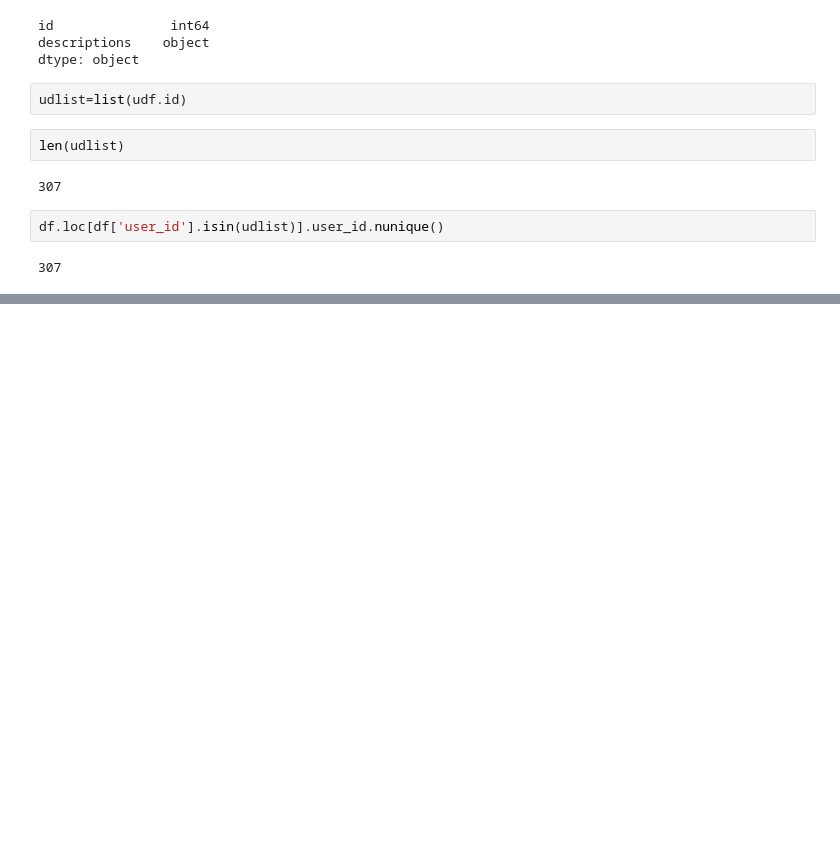
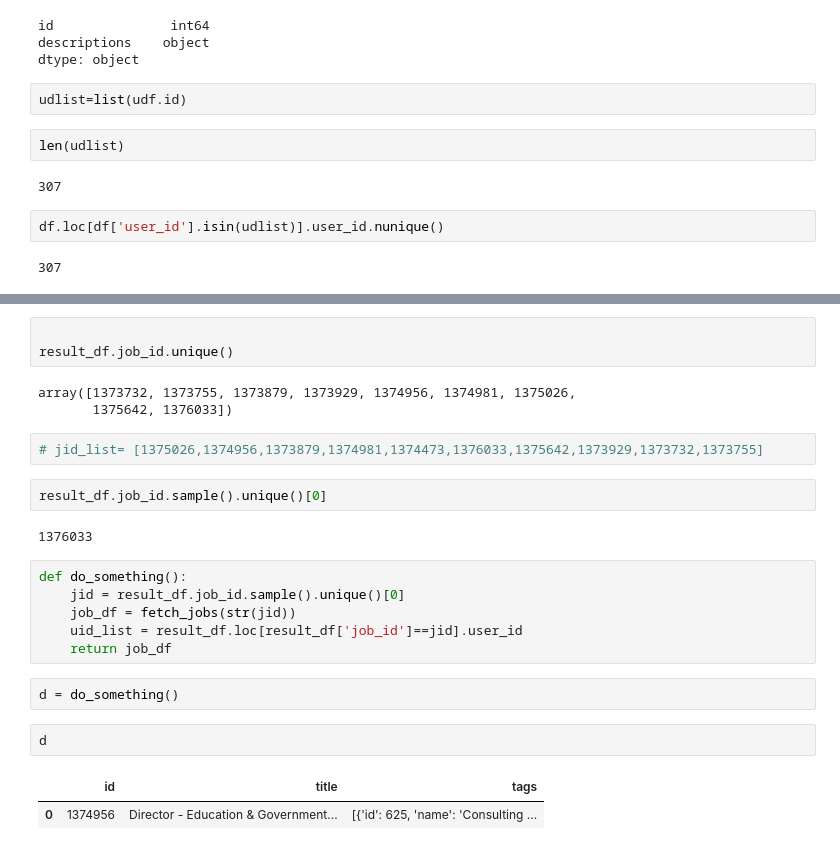
Before and after one commit to Highorbit/llama-recipes, a Jupyter notebook: examples/metric_analysis/work_detail_ranking.ipynb, the cells around one changed output, grey strips where cells are left out. Cells and saved outputs as stored; diff of their text form; blank space fills up the shorter version.

```diff
--- a/examples/metric_analysis/work_detail_ranking.ipynb
+++ b/examples/metric_analysis/work_detail_ranking.ipynb
@@ -110,0 +589,25 @@ df.user_id.nunique()
+# %%
+
+result_df.job_id.unique()
+# %% [output]
+array([1373732, 1373755, 1373879, 1373929, 1374956, 1374981, 1375026,
+       1375642, 1376033])
+# %%
+# jid_list= [1375026,1374956,1373879,1374981,1374473,1376033,1375642,1373929,1373732,1373755]
+# %%
+result_df.job_id.sample().unique()[0]
+# %% [output]
+1376033
+# %%
+def do_something():
+    jid = result_df.job_id.sample().unique()[0]
+    job_df = fetch_jobs(str(jid))
+    uid_list = result_df.loc[result_df['job_id']==jid].user_id
+    return job_df
+# %%
+d = do_something()
+# %%
+d
+# %% [output]
+|  | id | title | tags |
+| 0 | 1374956 | Director - Education & Government... | [{'id': 625, 'name': 'Consulting ... |
```
Also changed, not shown: parts of 52 cells of this notebook, 3 other files.
